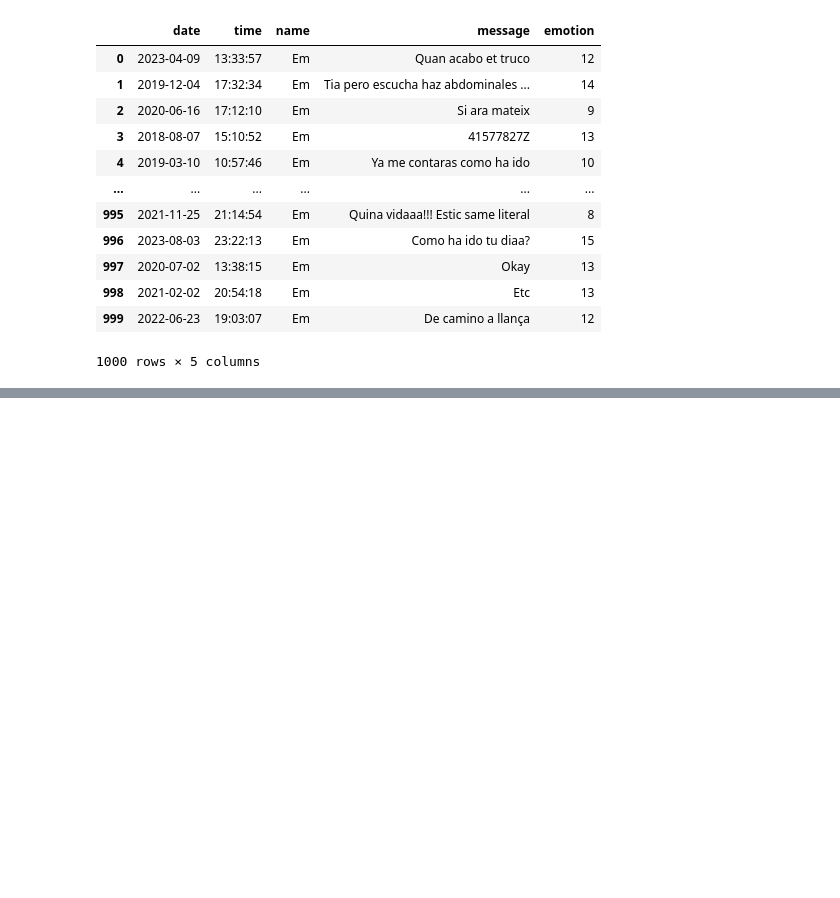
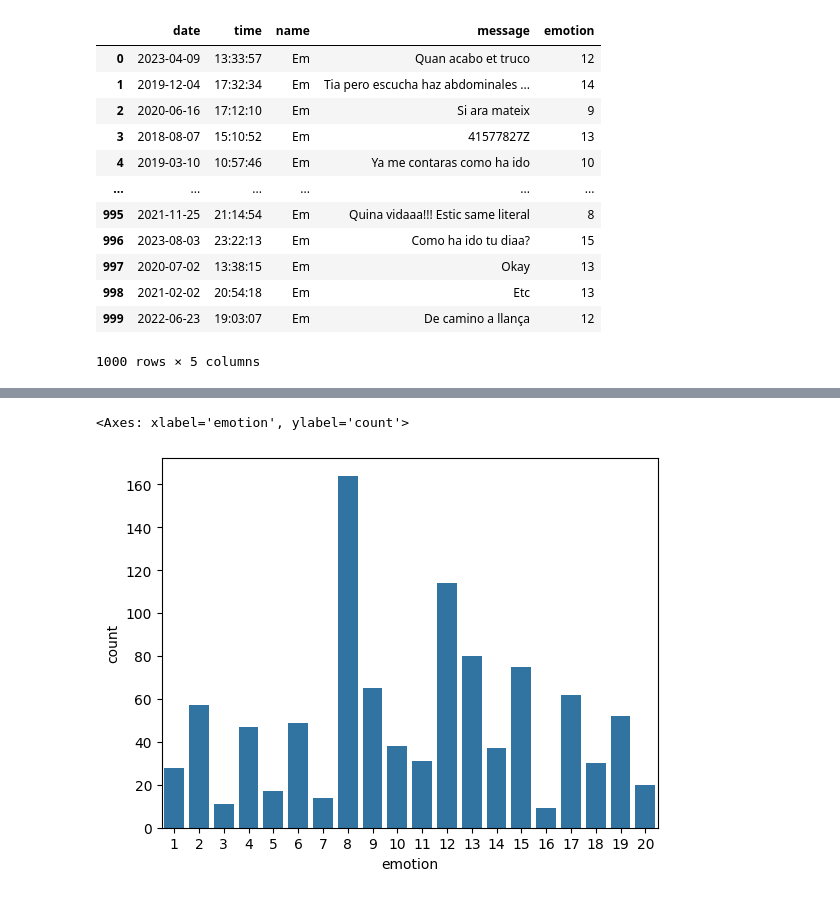
Before and after one commit to emmacunill/Take_Care, a Jupyter notebook: notebooks/model.ipynb, the cells around one changed output, grey strips where cells are left out. Saved outputs shown, nothing was run; the diff lists cells and outputs as text; code cells hidden in the pictures; blank space fills up the shorter version.

```diff
--- a/notebooks/model.ipynb
+++ b/notebooks/model.ipynb
@@ -135,0 +229,6 @@ cdf
+# %%
+import seaborn as sns
+sns.countplot(x=cdf.emotion)
+# %% [output]
+<Axes: xlabel='emotion', ylabel='count'>
+[figure, added]
```
Also changed, not shown: parts of 8 cells of this notebook.
